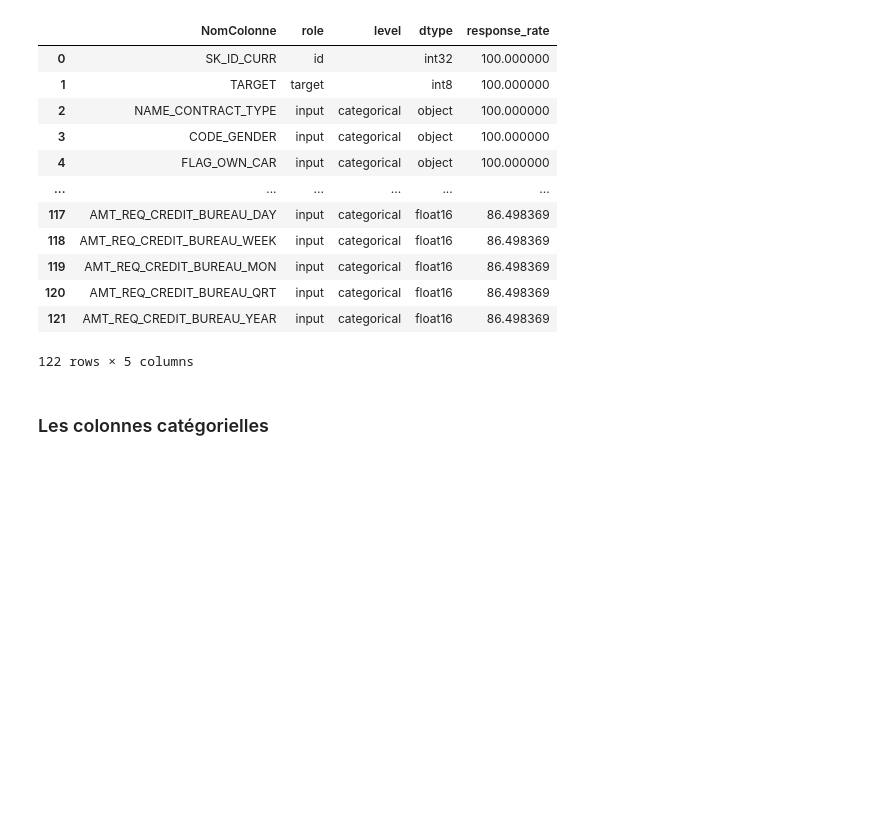
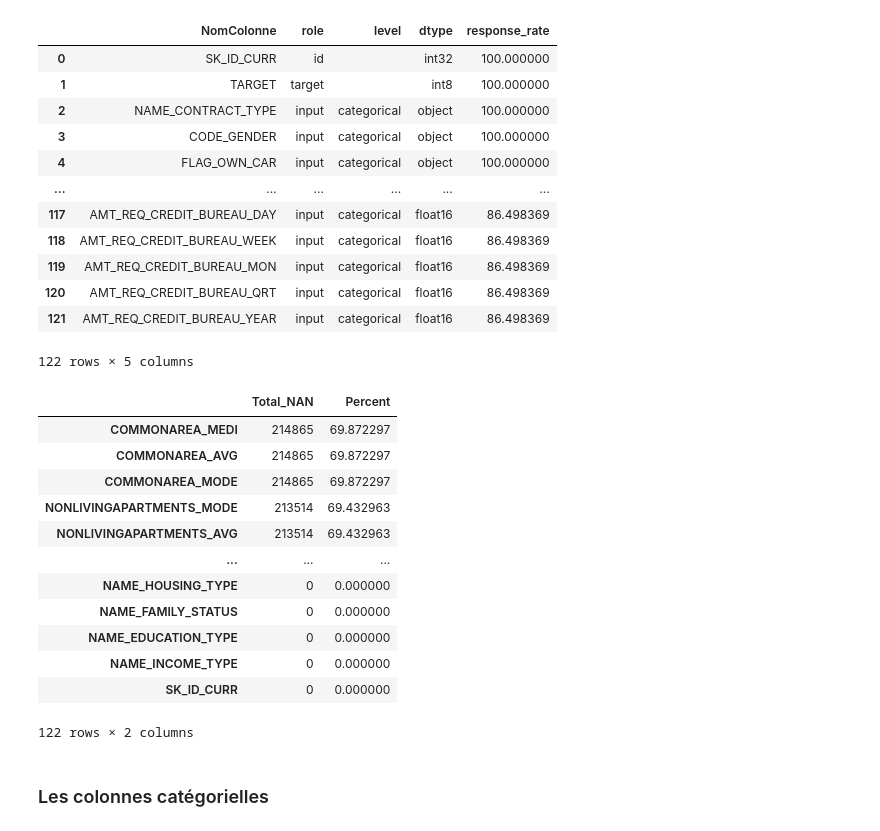
Before and after one commit to DaiTensa/projetscoring, a Jupyter notebook: notebook/01_EDA.ipynb, the cells around one changed output. Saved outputs shown, nothing was run; the diff lists cells and outputs as text; code cells hidden in the pictures; blank space fills up the shorter version.

Commit message:
Data Ingestion Updated

```diff
--- a/notebook/01_EDA.ipynb
+++ b/notebook/01_EDA.ipynb
@@ -47,7 +46,7 @@ from src.utilis import *
 # Les données
 # %%
 # 01 - Data Base :
-data_base = DataIngestion(method = None)
+data_base = DataIngestion()
 
 # Si un fichier csv + split train test set --> excute
 # Ne pas oublier de changer le non du fichier dans le fichier utilis.py
@@ -128,11 +129,11 @@ Importation du fichier réussie !
 | 3 | 100006 | 0 | Cash loans | F | N | Y | 0 | ... |
 | 4 | 100007 | 0 | Cash loans | M | N | Y | 0 | ... |
 # %%
-rapport_df_train = RapportDataFrame(application_train, target_column="TARGET", ID_Columns="SK_ID_CURR")
+rapport_df_train = RapportDataFrame(application_train, target_column="TARGET", ID_Columns=["SK_ID_CURR", "SK_ID_BUREAU"])
 # Rapport : application_train
 print("Data Frame : application_train")
 print(20 * "--")
-rapport_df_train.rapport()
+rapport_df_train.rapport(nan_threshold = 20, return_column_to_keep=False, print_rapport = True)
 # %% [output]
 Data Frame : application_train
 ----------------------------------------
@@ -171,6 +192,22 @@ recap_columns_train
 | 120 | AMT_REQ_CREDIT_BUREAU_QRT | input | categorical | float16 | 86.498369 |
 | 121 | AMT_REQ_CREDIT_BUREAU_YEAR | input | categorical | float16 | 86.498369 |
 122 rows × 5 columns
+# %%
+rapport_df_train.columns_missing_values()
+# %% [output]
+|  | Total_NAN | Percent |
+| COMMONAREA_MEDI | 214865 | 69.872297 |
+| COMMONAREA_AVG | 214865 | 69.872297 |
+| COMMONAREA_MODE | 214865 | 69.872297 |
+| NONLIVINGAPARTMENTS_MODE | 213514 | 69.432963 |
+| NONLIVINGAPARTMENTS_AVG | 213514 | 69.432963 |
+| ... | ... | ... |
+| NAME_HOUSING_TYPE | 0 | 0.000000 |
+| NAME_FAMILY_STATUS | 0 | 0.000000 |
+| NAME_EDUCATION_TYPE | 0 | 0.000000 |
+| NAME_INCOME_TYPE | 0 | 0.000000 |
+| SK_ID_CURR | 0 | 0.000000 |
+122 rows × 2 columns
 # %% [markdown]
 ### Les colonnes catégorielles
 # %%
```
Also changed, not shown: parts of 12 cells of this notebook, 4 other files.
